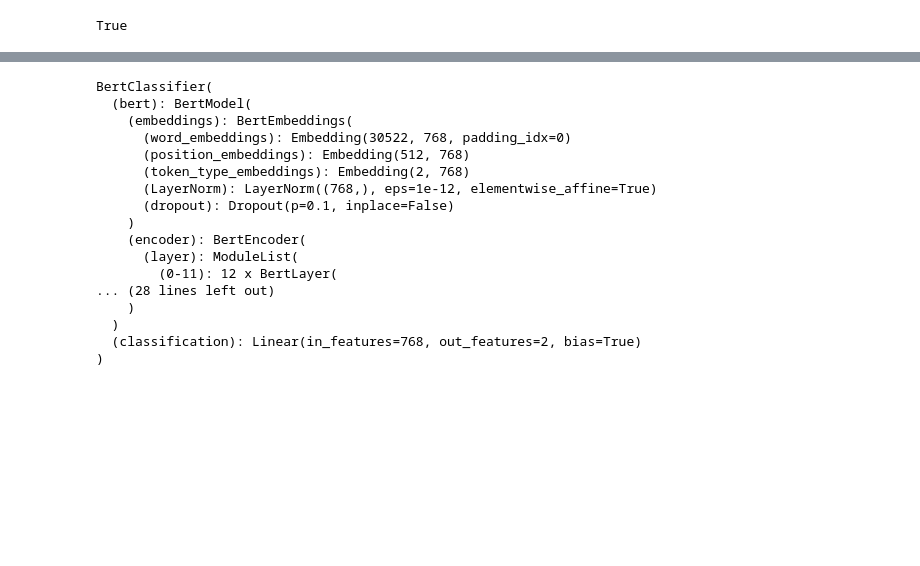
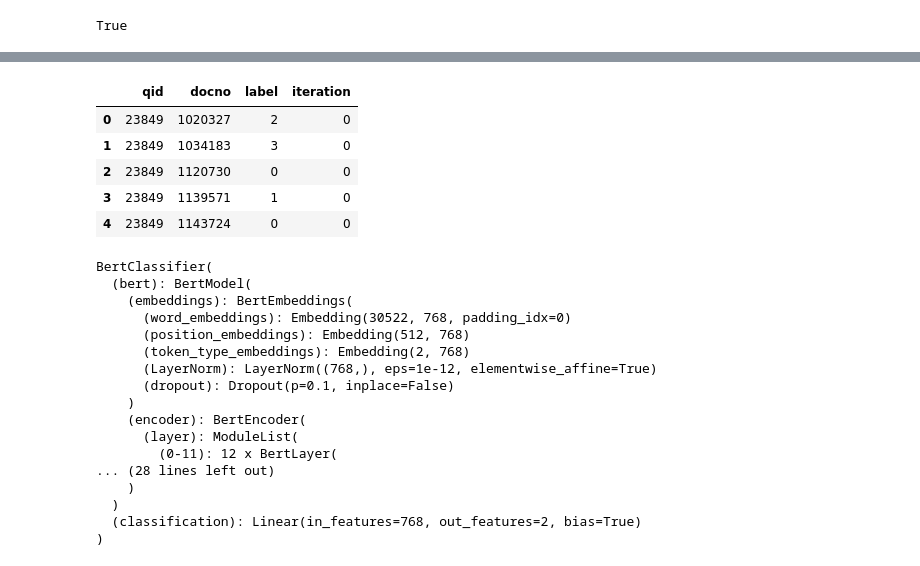
Before and after one commit to zowie128/IR-project, a Jupyter notebook: IR_Project.ipynb, the cells around one changed output, grey strips where cells are left out. Drawn from its saved outputs; the diff is of its cells as text; code cells hidden in the pictures; blank space fills up the shorter version.

```diff
--- a/IR_Project.ipynb
+++ b/IR_Project.ipynb
@@ -53,3 +62,12 @@ first_doc = next(corpus_iterator)
+# %%
+qrels.head()
+# %% [output]
+|  | qid | docno | label | iteration |
+| 0 | 23849 | 1020327 | 2 | 0 |
+| 1 | 23849 | 1034183 | 3 | 0 |
+| 2 | 23849 | 1120730 | 0 | 0 |
+| 3 | 23849 | 1139571 | 1 | 0 |
+| 4 | 23849 | 1143724 | 0 | 0 |
 # %%
 class BertClassifier(nn.Module):
     def __init__(self, num_labels=2):
```
Also changed, not shown: parts of 6 cells of this notebook, 1 other file.
